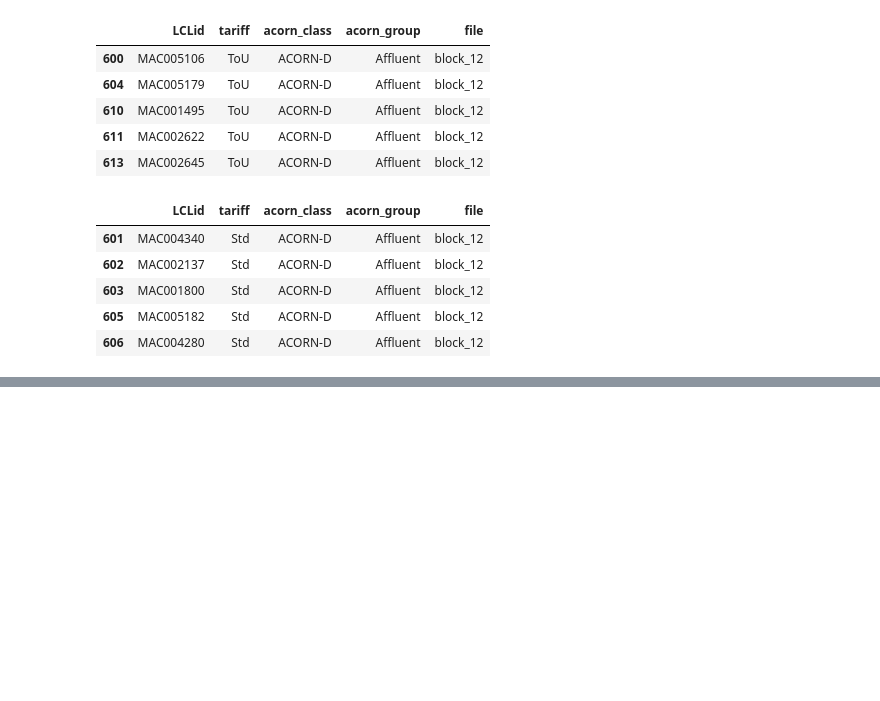
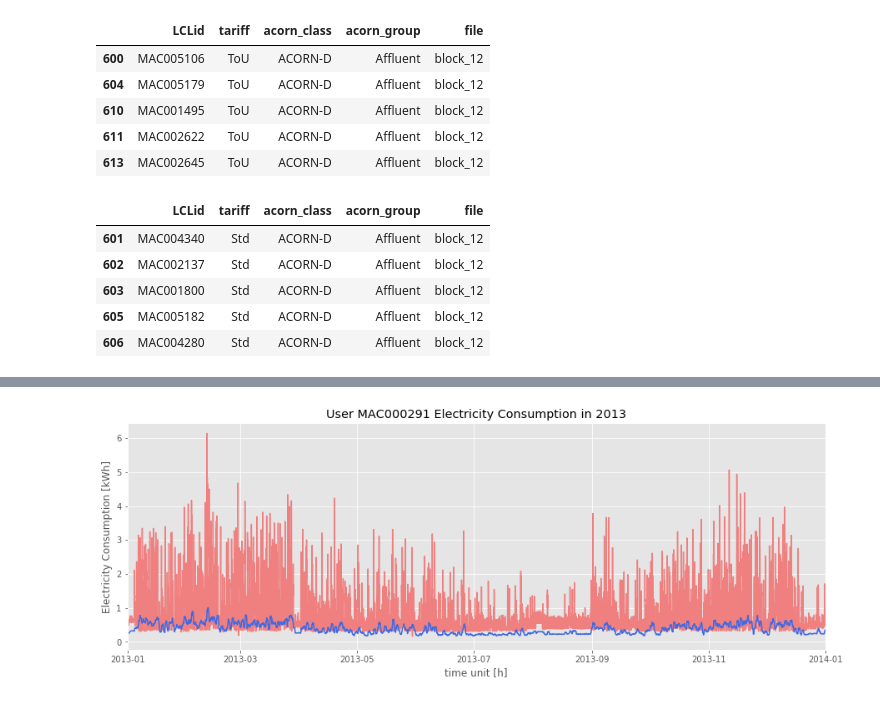
Before and after one commit to wobniarin/Project-Week-8-Final-Project, a Jupyter notebook: your-project/2.JupyterNotebooks/3_End_User_Analysis.ipynb, the cells around one changed output, grey strips where cells are left out. Drawn from its saved outputs; the diff is of its cells as text; code cells hidden in the pictures; blank space fills up the shorter version.

```diff
--- a/your-project/2.JupyterNotebooks/3_End_User_Analysis.ipynb
+++ b/your-project/2.JupyterNotebooks/3_End_User_Analysis.ipynb
@@ -113,0 +113,2 @@ half_hourly_df.head()
+# %%
+MAC000291_df = half_hourly_df[half_hourly_df['LCLid']=='MAC000291']
@@ -113,0 +131,19 @@ half_hourly_df.head()
+# %%
+def df_arrange(df, id_column, dt_column):
+    # Changing the type of DateTime column into DateTime
+
+    df[dt_column] = pd.to_datetime(df[dt_column])
+
+    # Setting DateTime as index of the dataframe
+    df.index = df[dt_column].sort_index()
+
+    # Droping DateTime and LCLid columns
+    df.drop([id_column, dt_column], axis = 1, inplace = True )
+
+    # Changing names of the columns
+    df.columns= ['kWh']
+
+    # Resample df into hourly data
+    return df.resample('H').sum()
+# %%
+MAC000291_df_h = df_arrange(MAC000291_df, 'LCLid', 'DateTime' )
@@ -113,0 +170,12 @@ half_hourly_df.head()
+# %%
+plt.figure(figsize=(15,5))
+plt.plot(MAC000291_df_h['2013'], color='lightcoral')
+plt.plot(moving_avg_24h, color='royalblue' )
+plt.title('User MAC000291 Electricity Consumption in 2013')
+plt.xlabel('time unit [h]', fontsize=12)
+plt.ylabel('Electricity Consumption [kWh]', fontsize=12)
+
+plt.xlim('2013-01-01 00:00:00', '2014-01-01 00:00:00')
+plt.show()
+# %% [output]
+[figure, added]
```
Also changed, not shown: parts of 26 cells of this notebook, 3 other files.
